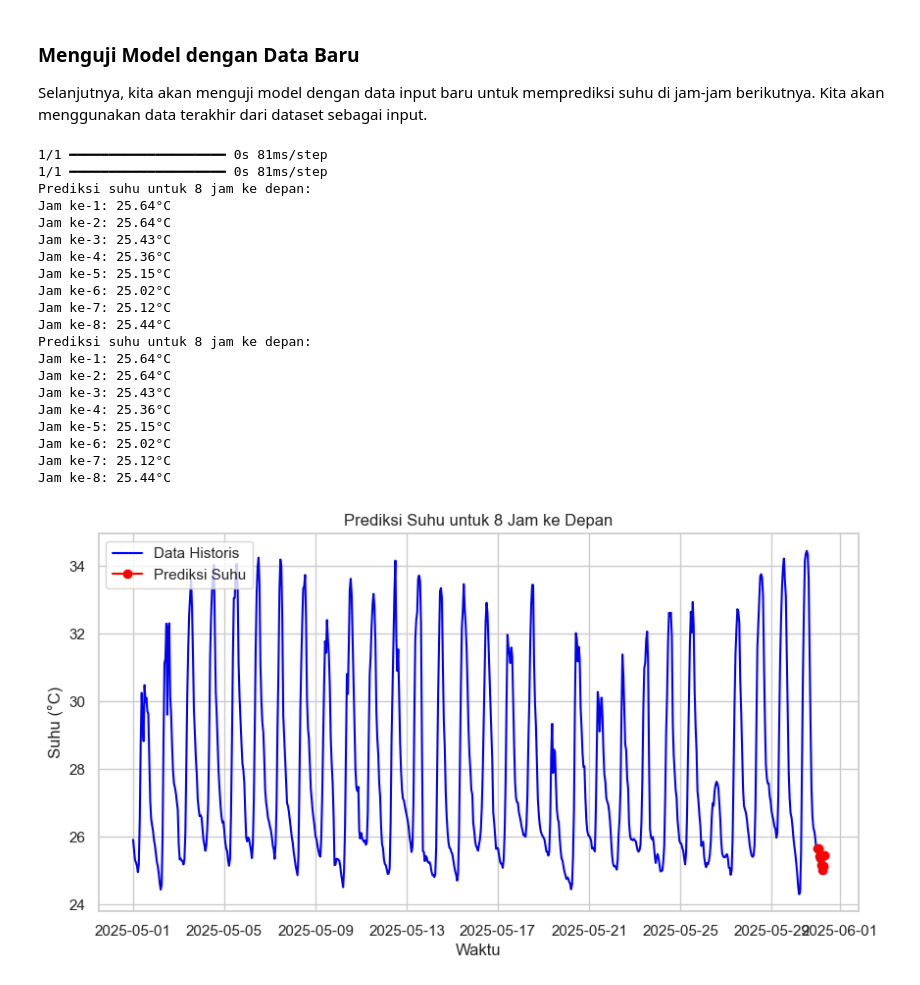
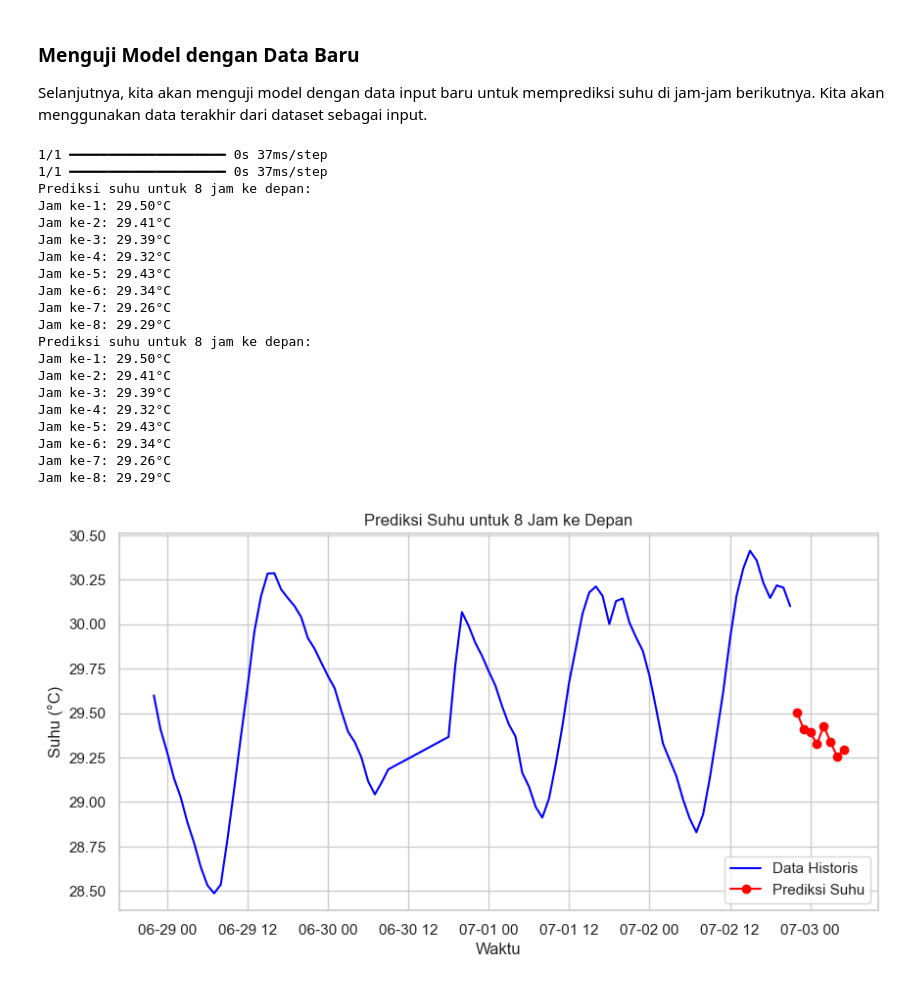
Before and after one commit to evanalif113/Kumbung-Sense-IoT, a Jupyter notebook: Model-Deep-Learning/LSTM_Prediction.ipynb, the cells around one changed output. Drawn from its saved outputs; the diff is of its cells as text; code cells hidden in the pictures.

```diff
--- a/Model-Deep-Learning/LSTM_Prediction.ipynb
+++ b/Model-Deep-Learning/LSTM_Prediction.ipynb
@@ -290,21 +189,16 @@ datacuaca2['year'] = datacuaca2['timestamp'].dt.year
 column_to_plot = 'temperature'  # Ubah ke 'humidity' atau 'pressure' sesuai kebutuhan
 
 # Mengelompokkan data berdasarkan hari dan menghitung rata-rata untuk kolom yang dipilih
-datacuaca['day'] = datacuaca['timestamp'].dt.floor('d')  # Membulatkan ke hari terdekat
-datacuaca2['day'] = datacuaca2['timestamp'].dt.floor('d')
+kumbung['day'] = kumbung['timestamp'].dt.floor('d')  # Membulatkan ke hari terdekat
 
 # Menghitung rata-rata per hari untuk kolom yang dipilih
-datacuaca_daily = datacuaca.groupby('day')[column_to_plot].mean().reset_index()
-datacuaca2_daily = datacuaca2.groupby('day')[column_to_plot].mean().reset_index()
+kumbung_daily = kumbung.groupby('day')[column_to_plot].mean().reset_index()
 
 # Plot data dari kedua DataFrame
 plt.figure(figsize=(15, 7))
 
-# Plot data dari datacuaca
-plt.plot(datacuaca_daily['day'], datacuaca_daily[column_to_plot], label='Sumber 1', color='blue', alpha=0.7)
-
-# Plot data dari datacuaca2
-plt.plot(datacuaca2_daily['day'], datacuaca2_daily[column_to_plot], label='Sumber 2', color='orange', alpha=0.7)
+# Plot data dari kumbung
+plt.plot(kumbung_daily['day'], kumbung_daily[column_to_plot], label='Sumber 1', color='blue', alpha=0.7)
 
 # Menambahkan label, judul, dan legenda
 plt.xlabel('Waktu (Hari)')
@@ -322,21 +216,16 @@ plt.show()
 column_to_plot = 'temperature'  # Ubah ke 'humidity' atau 'pressure' sesuai kebutuhan
 
 # Mengelompokkan data berdasarkan jam dan menghitung rata-rata
-datacuaca['hour'] = datacuaca['timestamp'].dt.floor('h')  # Membulatkan ke jam terdekat
-datacuaca2['hour'] = datacuaca2['timestamp'].dt.floor('h')
+kumbung['hour'] = kumbung['timestamp'].dt.floor('h')  # Membulatkan ke jam terdekat
 
 # Menghitung rata-rata per jam untuk kolom yang dipilih
-datacuaca_hourly = datacuaca.groupby('hour')[column_to_plot].mean().reset_index()
-datacuaca2_hourly = datacuaca2.groupby('hour')[column_to_plot].mean().reset_index()
+kumbung_hourly = kumbung.groupby('hour')[column_to_plot].mean().reset_index()
 
 # Plot data dari kedua DataFrame
 plt.figure(figsize=(15, 7))
 
-# Plot data dari datacuaca
-plt.plot(datacuaca_hourly['hour'], datacuaca_hourly[column_to_plot], label='Sumber 1', color='blue', alpha=0.7)
-
-# Plot data dari datacuaca2
-plt.plot(datacuaca2_hourly['hour'], datacuaca2_hourly[column_to_plot], label='Sumber 2', color='orange', alpha=0.7)
+# Plot data dari kumbung
+plt.plot(kumbung_hourly['hour'], kumbung_hourly[column_to_plot], label='Sumber 1', color='blue', alpha=0.7)
 
 # Menambahkan label, judul, dan legenda
 plt.xlabel('Waktu (Jam)')
@@ -358,10 +247,10 @@ from sklearn.model_selection import train_test_split
 from sklearn.preprocessing import MinMaxScaler
 # %%
 # Mengelompokkan data berdasarkan jam dan menghitung rata-rata variabel
-datacuaca_hourly = datacuaca.groupby('hour')['temperature'].mean().reset_index()
+kumbung_hourly = kumbung.groupby('hour')['temperature'].mean().reset_index()
 
 # Pastikan data sudah terurut berdasarkan waktu
-datacuaca_hourly = datacuaca_hourly.sort_values(by='hour').reset_index(drop=True)
+kumbung_hourly = kumbung_hourly.sort_values(by='hour').reset_index(drop=True)
 
 # Menyiapkan data untuk model
 def create_sequences(data, lookback, forecast_horizon):
@@ -373,7 +262,7 @@ def create_sequences(data, lookback, forecast_horizon):
 # %%
 # Normalisasi data
 scaler = MinMaxScaler()
-temperature_scaled = scaler.fit_transform(datacuaca_hourly[['temperature']].values)
+temperature_scaled = scaler.fit_transform(kumbung_hourly[['temperature']].values)
 # %%
 # Membuat dataset
 lookback = 8  # Menggunakan data 6 jam sebelumnya
@@ -482,51 +371,51 @@ last_data = last_data.reshape(1, lookback, 1)
 new_predictions = model.predict(last_data)
 
 # Membalikkan normalisasi untuk mendapatkan nilai suhu aktual
 new_predictions_rescaled = scaler.inverse_transform(new_predictions)
 
 # Menampilkan hasil prediksi
 print("Prediksi suhu untuk 8 jam ke depan:")
 for i, temp in enumerate(new_predictions_rescaled[0]):
     print(f"Jam ke-{i+1}: {temp:.2f}°C")
 
 # Visualisasi hasil prediksi
 plt.figure(figsize=(10, 5))
 
 # Plot data historis
-plt.plot(datacuaca_hourly['hour'], datacuaca_hourly['temperature'], label='Data Historis', color='blue')
+plt.plot(kumbung_hourly['hour'], kumbung_hourly['temperature'], label='Data Historis', color='blue')
 
 # Menyiapkan sumbu x untuk prediksi
-last_hour = datacuaca_hourly['hour'].iloc[-1]
+last_hour = kumbung_hourly['hour'].iloc[-1]
 prediction_hours = pd.to_datetime([last_hour + pd.DateOffset(hours=i) for i in range(1, forecast_horizon + 1)])
 
 # Plot prediksi
 plt.plot(prediction_hours, new_predictions_rescaled[0], label='Prediksi Suhu', color='red', marker='o')
 
 plt.title('Prediksi Suhu untuk 8 Jam ke Depan')
 plt.xlabel('Waktu')
 plt.ylabel('Suhu (°C)')
 plt.legend()
 plt.grid(True)
 plt.show()
 # %% [output]
-1/1 ━━━━━━━━━━━━━━━━━━━━ 0s 81ms/step
-1/1 ━━━━━━━━━━━━━━━━━━━━ 0s 81ms/step
+1/1 ━━━━━━━━━━━━━━━━━━━━ 0s 37ms/step
+1/1 ━━━━━━━━━━━━━━━━━━━━ 0s 37ms/step
 Prediksi suhu untuk 8 jam ke depan:
-Jam ke-1: 25.64°C
-Jam ke-2: 25.64°C
-Jam ke-3: 25.43°C
-Jam ke-4: 25.36°C
-Jam ke-5: 25.15°C
-Jam ke-6: 25.02°C
-Jam ke-7: 25.12°C
-Jam ke-8: 25.44°C
+Jam ke-1: 29.50°C
+Jam ke-2: 29.41°C
+Jam ke-3: 29.39°C
+Jam ke-4: 29.32°C
+Jam ke-5: 29.43°C
+Jam ke-6: 29.34°C
+Jam ke-7: 29.26°C
+Jam ke-8: 29.29°C
 Prediksi suhu untuk 8 jam ke depan:
-Jam ke-1: 25.64°C
-Jam ke-2: 25.64°C
-Jam ke-3: 25.43°C
-Jam ke-4: 25.36°C
-Jam ke-5: 25.15°C
-Jam ke-6: 25.02°C
-Jam ke-7: 25.12°C
-Jam ke-8: 25.44°C
+Jam ke-1: 29.50°C
+Jam ke-2: 29.41°C
+Jam ke-3: 29.39°C
+Jam ke-4: 29.32°C
+Jam ke-5: 29.43°C
+Jam ke-6: 29.34°C
+Jam ke-7: 29.26°C
+Jam ke-8: 29.29°C
-[figure, old version]
+[figure, new version]
```
Also changed, not shown: parts of 21 cells of this notebook, 3 other files.
